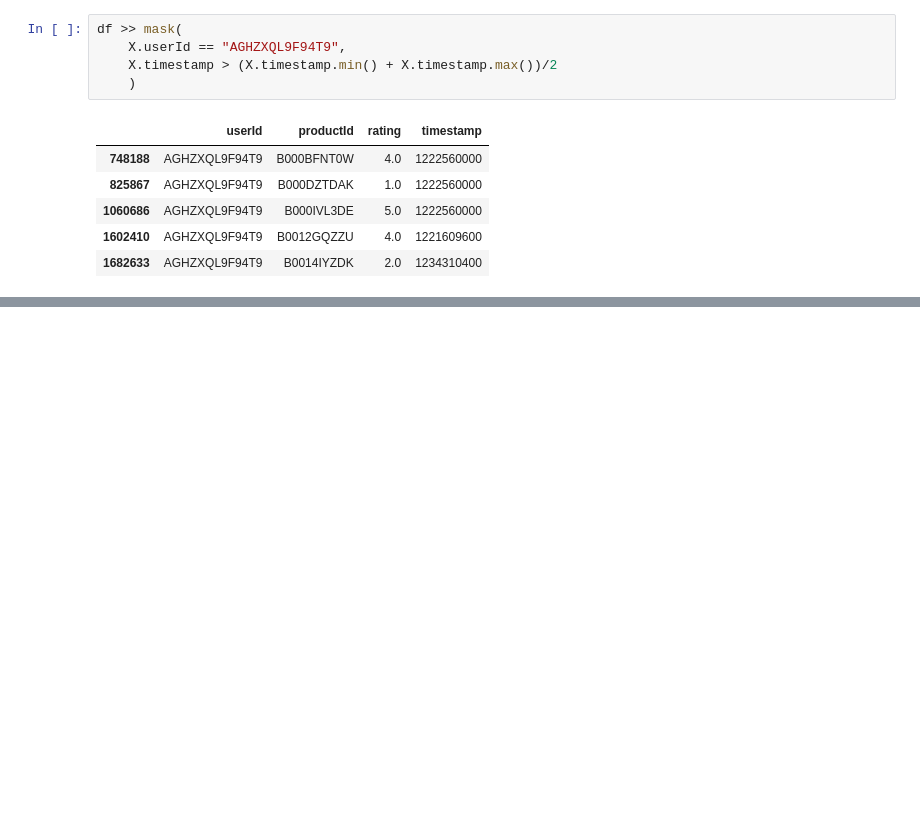
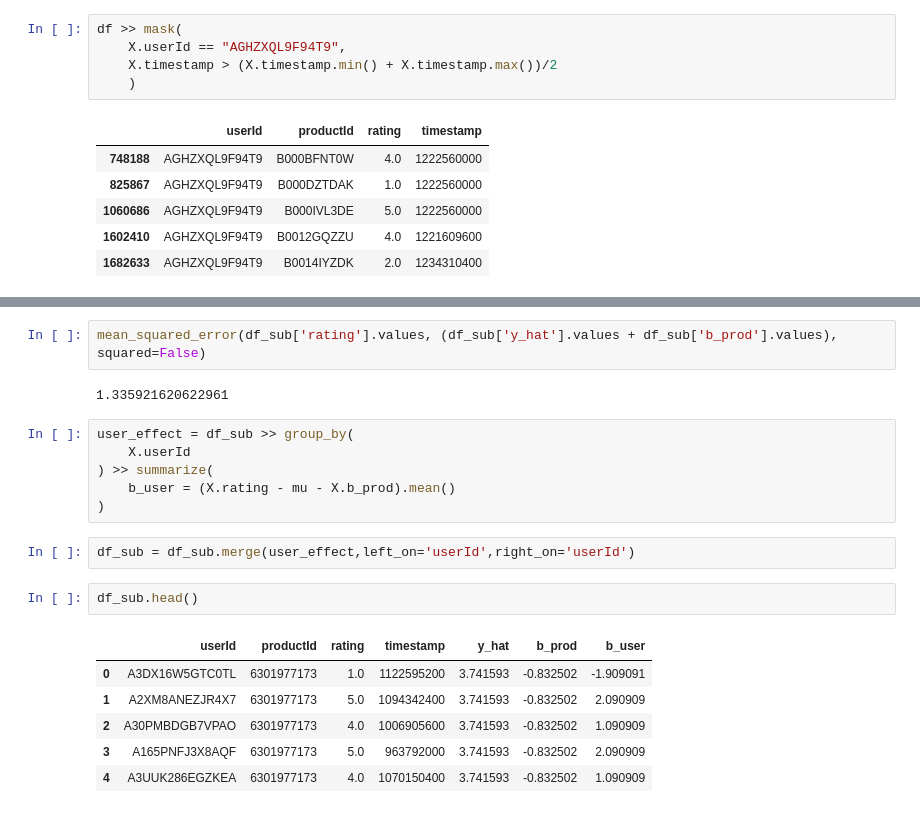
Before and after one commit to NickA-svg/py.amazon.recommender, a Jupyter notebook: tf_retrival.ipynb, the cells around one changed output, grey strips where cells are left out. Drawn from its saved outputs; the diff is of its cells as text; blank space fills up the shorter version.

```diff
--- a/tf_retrival.ipynb
+++ b/tf_retrival.ipynb
@@ -319,0 +366,21 @@ df >> mask(
+# %%
+mean_squared_error(df_sub['rating'].values, (df_sub['y_hat'].values + df_sub['b_prod'].values), squared=False)
+# %% [output]
+1.335921620622961
+# %%
+user_effect = df_sub >> group_by(
+    X.userId
+) >> summarize(
+    b_user = (X.rating - mu - X.b_prod).mean()
+)
+# %%
+df_sub = df_sub.merge(user_effect,left_on='userId',right_on='userId')
+# %%
+df_sub.head()
+# %% [output]
+|  | userId | productId | rating | timestamp | y_hat | b_prod | b_user |
+| 0 | A3DX16W5GTC0TL | 6301977173 | 1.0 | 1122595200 | 3.741593 | -0.832502 | -1.909091 |
+| 1 | A2XM8ANEZJR4X7 | 6301977173 | 5.0 | 1094342400 | 3.741593 | -0.832502 | 2.090909 |
+| 2 | A30PMBDGB7VPAO | 6301977173 | 4.0 | 1006905600 | 3.741593 | -0.832502 | 1.090909 |
+| 3 | A165PNFJ3X8AQF | 6301977173 | 5.0 | 963792000 | 3.741593 | -0.832502 | 2.090909 |
+| 4 | A3UUK286EGZKEA | 6301977173 | 4.0 | 1070150400 | 3.741593 | -0.832502 | 1.090909 |
```
Also changed, not shown: parts of 19 cells of this notebook, 1 other file.
